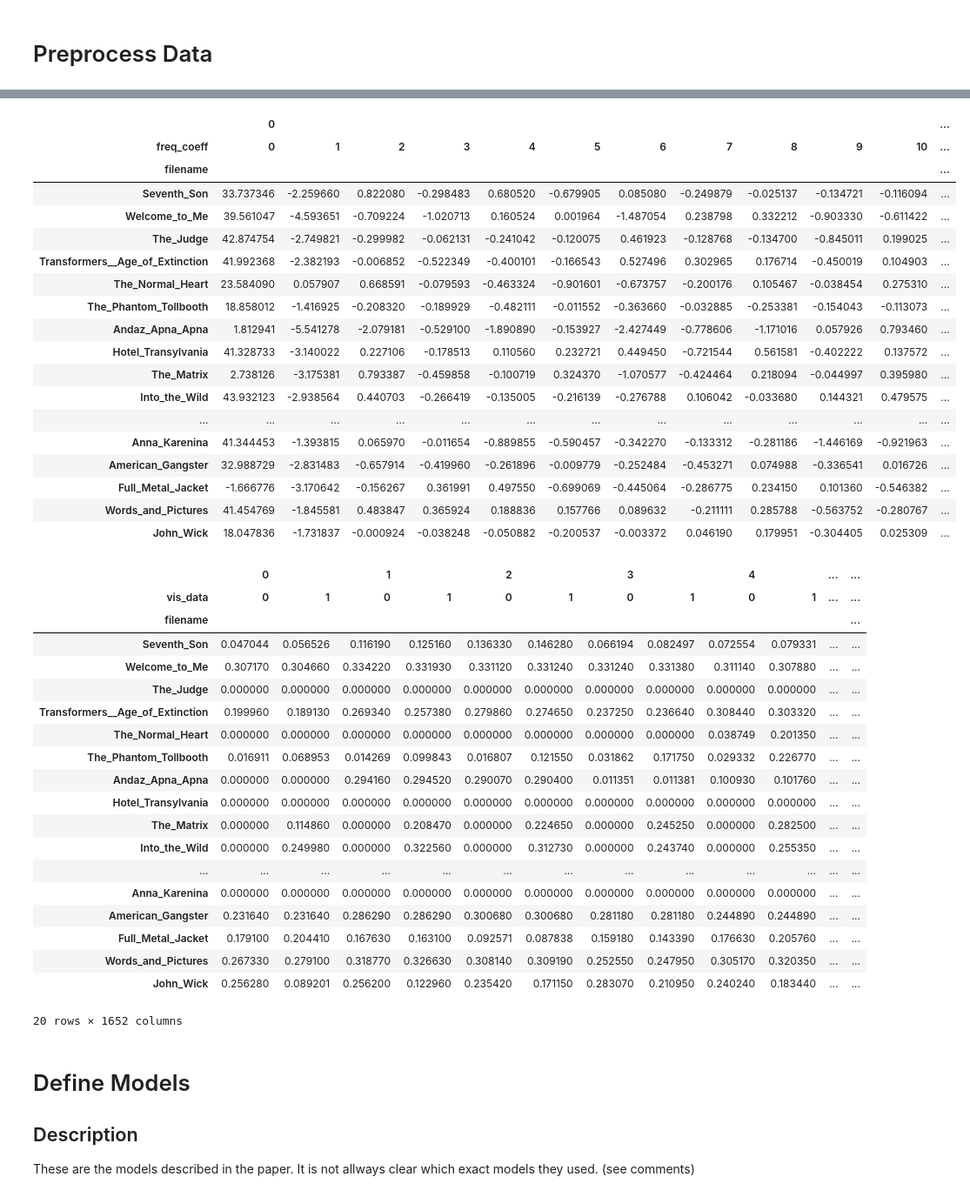
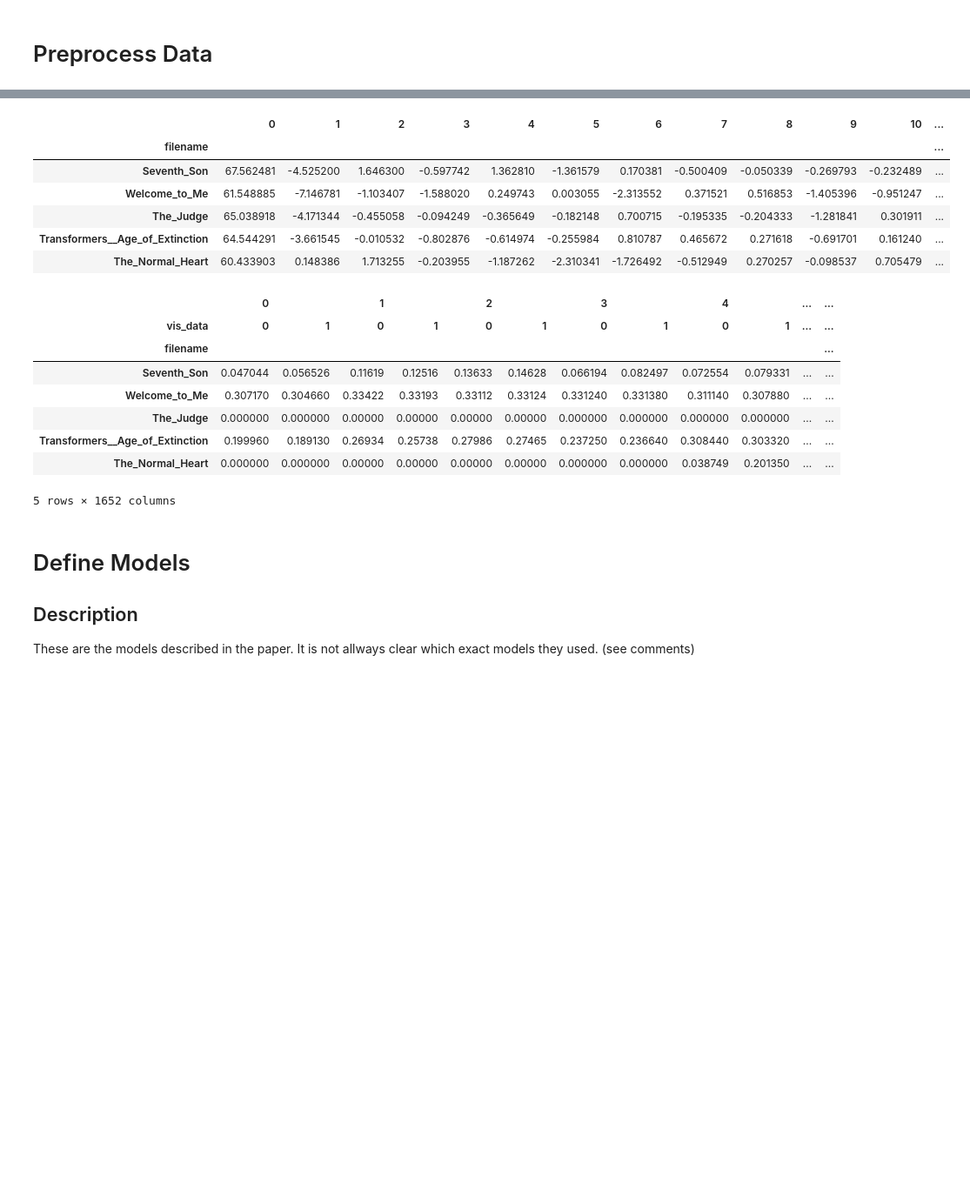
Before and after one commit to patrickFuerst/CoE_task, a Jupyter notebook: classifier_selection.ipynb, the cells around one changed output, grey strips where cells are left out. Shown at 87% size. Saved outputs shown, nothing was run; the diff lists cells and outputs as text; code cells hidden in the pictures; blank space fills up the shorter version.

```diff
--- a/classifier_selection.ipynb
+++ b/classifier_selection.ipynb
@@ -242,60 +249,37 @@ As mentiones in the paper, NaN values of the audio data are set to 0 and the ave
 # %%
 
-def pre_process_audio_data():
-    df_data = df_audio_data.fillna(0.0)
-    return pd.DataFrame(df_data.mean(axis=1)).unstack()
+# def pre_process_audio_data():
+#     df_data = df_audio_data.fillna(0.0)
+#     return df_data.mean(axis=1)
 
 def pre_process_visual_data():
     #create columns of the two rows belonging to each movie
     df_data = df_visual_data.unstack()
     return df_data
 
 
-df_audio_data_processed = pre_process_audio_data()
-display(df_audio_data_processed.head(20))
+df_audio_data_processed = df_audio_data #pre_process_audio_data()
+display(df_audio_data_processed.head(5))
 
 df_visual_data_processed = pre_process_visual_data()
-display(df_visual_data_processed.head(20))
+display(df_visual_data_processed.head(5))
 # %% [output]
-|  | 0 |  |  |  |  |  |  |  |  |  |  | ... |
-| freq_coeff | 0 | 1 | 2 | 3 | 4 | 5 | 6 | 7 | 8 | 9 | 10 | ... |
+|  | 0 | 1 | 2 | 3 | 4 | 5 | 6 | 7 | 8 | 9 | 10 | ... |
 | filename |  |  |  |  |  |  |  |  |  |  |  | ... |
-| Seventh_Son | 33.737346 | -2.259660 | 0.822080 | -0.298483 | 0.680520 | -0.679905 | 0.085080 | -0.249879 | -0.025137 | -0.134721 | -0.116094 | ... |
-| Welcome_to_Me | 39.561047 | -4.593651 | -0.709224 | -1.020713 | 0.160524 | 0.001964 | -1.487054 | 0.238798 | 0.332212 | -0.903330 | -0.611422 | ... |
-| The_Judge | 42.874754 | -2.749821 | -0.299982 | -0.062131 | -0.241042 | -0.120075 | 0.461923 | -0.128768 | -0.134700 | -0.845011 | 0.199025 | ... |
-| Transformers__Age_of_Extinction | 41.992368 | -2.382193 | -0.006852 | -0.522349 | -0.400101 | -0.166543 | 0.527496 | 0.302965 | 0.176714 | -0.450019 | 0.104903 | ... |
-| The_Normal_Heart | 23.584090 | 0.057907 | 0.668591 | -0.079593 | -0.463324 | -0.901601 | -0.673757 | -0.200176 | 0.105467 | -0.038454 | 0.275310 | ... |
-| The_Phantom_Tollbooth | 18.858012 | -1.416925 | -0.208320 | -0.189929 | -0.482111 | -0.011552 | -0.363660 | -0.032885 | -0.253381 | -0.154043 | -0.113073 | ... |
-| Andaz_Apna_Apna | 1.812941 | -5.541278 | -2.079181 | -0.529100 | -1.890890 | -0.153927 | -2.427449 | -0.778606 | -1.171016 | 0.057926 | 0.793460 | ... |
-| Hotel_Transylvania | 41.328733 | -3.140022 | 0.227106 | -0.178513 | 0.110560 | 0.232721 | 0.449450 | -0.721544 | 0.561581 | -0.402222 | 0.137572 | ... |
-| The_Matrix | 2.738126 | -3.175381 | 0.793387 | -0.459858 | -0.100719 | 0.324370 | -1.070577 | -0.424464 | 0.218094 | -0.044997 | 0.395980 | ... |
-| Into_the_Wild | 43.932123 | -2.938564 | 0.440703 | -0.266419 | -0.135005 | -0.216139 | -0.276788 | 0.106042 | -0.033680 | 0.144321 | 0.479575 | ... |
-| ... | ... | ... | ... | ... | ... | ... | ... | ... | ... | ... | ... | ... |
-| Anna_Karenina | 41.344453 | -1.393815 | 0.065970 | -0.011654 | -0.889855 | -0.590457 | -0.342270 | -0.133312 | -0.281186 | -1.446169 | -0.921963 | ... |
-| American_Gangster | 32.988729 | -2.831483 | -0.657914 | -0.419960 | -0.261896 | -0.009779 | -0.252484 | -0.453271 | 0.074988 | -0.336541 | 0.016726 | ... |
-| Full_Metal_Jacket | -1.666776 | -3.170642 | -0.156267 | 0.361991 | 0.497550 | -0.699069 | -0.445064 | -0.286775 | 0.234150 | 0.101360 | -0.546382 | ... |
-| Words_and_Pictures | 41.454769 | -1.845581 | 0.483847 | 0.365924 | 0.188836 | 0.157766 | 0.089632 | -0.211111 | 0.285788 | -0.563752 | -0.280767 | ... |
-| John_Wick | 18.047836 | -1.731837 | -0.000924 | -0.038248 | -0.050882 | -0.200537 | -0.003372 | 0.046190 | 0.179951 | -0.304405 | 0.025309 | ... |
+| Seventh_Son | 67.562481 | -4.525200 | 1.646300 | -0.597742 | 1.362810 | -1.361579 | 0.170381 | -0.500409 | -0.050339 | -0.269793 | -0.232489 | ... |
+| Welcome_to_Me | 61.548885 | -7.146781 | -1.103407 | -1.588020 | 0.249743 | 0.003055 | -2.313552 | 0.371521 | 0.516853 | -1.405396 | -0.951247 | ... |
+| The_Judge | 65.038918 | -4.171344 | -0.455058 | -0.094249 | -0.365649 | -0.182148 | 0.700715 | -0.195335 | -0.204333 | -1.281841 | 0.301911 | ... |
+| Transformers__Age_of_Extinction | 64.544291 | -3.661545 | -0.010532 | -0.802876 | -0.614974 | -0.255984 | 0.810787 | 0.465672 | 0.271618 | -0.691701 | 0.161240 | ... |
+| The_Normal_Heart | 60.433903 | 0.148386 | 1.713255 | -0.203955 | -1.187262 | -2.310341 | -1.726492 | -0.512949 | 0.270257 | -0.098537 | 0.705479 | ... |
 |  | 0 |  | 1 |  | 2 |  | 3 |  | 4 |  | ... | ... |
 | vis_data | 0 | 1 | 0 | 1 | 0 | 1 | 0 | 1 | 0 | 1 | ... | ... |
 | filename |  |  |  |  |  |  |  |  |  |  |  | ... |
-| Seventh_Son | 0.047044 | 0.056526 | 0.116190 | 0.125160 | 0.136330 | 0.146280 | 0.066194 | 0.082497 | 0.072554 | 0.079331 | ... | ... |
-| Welcome_to_Me | 0.307170 | 0.304660 | 0.334220 | 0.331930 | 0.331120 | 0.331240 | 0.331240 | 0.331380 | 0.311140 | 0.307880 | ... | ... |
-| The_Judge | 0.000000 | 0.000000 | 0.000000 | 0.000000 | 0.000000 | 0.000000 | 0.000000 | 0.000000 | 0.000000 | 0.000000 | ... | ... |
-| Transformers__Age_of_Extinction | 0.199960 | 0.189130 | 0.269340 | 0.257380 | 0.279860 | 0.274650 | 0.237250 | 0.236640 | 0.308440 | 0.303320 | ... | ... |
-| The_Normal_Heart | 0.000000 | 0.000000 | 0.000000 | 0.000000 | 0.000000 | 0.000000 | 0.000000 | 0.000000 | 0.038749 | 0.201350 | ... | ... |
-| The_Phantom_Tollbooth | 0.016911 | 0.068953 | 0.014269 | 0.099843 | 0.016807 | 0.121550 | 0.031862 | 0.171750 | 0.029332 | 0.226770 | ... | ... |
-| Andaz_Apna_Apna | 0.000000 | 0.000000 | 0.294160 | 0.294520 | 0.290070 | 0.290400 | 0.011351 | 0.011381 | 0.100930 | 0.101760 | ... | ... |
-| Hotel_Transylvania | 0.000000 | 0.000000 | 0.000000 | 0.000000 | 0.000000 | 0.000000 | 0.000000 | 0.000000 | 0.000000 | 0.000000 | ... | ... |
-| The_Matrix | 0.000000 | 0.114860 | 0.000000 | 0.208470 | 0.000000 | 0.224650 | 0.000000 | 0.245250 | 0.000000 | 0.282500 | ... | ... |
-| Into_the_Wild | 0.000000 | 0.249980 | 0.000000 | 0.322560 | 0.000000 | 0.312730 | 0.000000 | 0.243740 | 0.000000 | 0.255350 | ... | ... |
-| ... | ... | ... | ... | ... | ... | ... | ... | ... | ... | ... | ... | ... |
-| Anna_Karenina | 0.000000 | 0.000000 | 0.000000 | 0.000000 | 0.000000 | 0.000000 | 0.000000 | 0.000000 | 0.000000 | 0.000000 | ... | ... |
-| American_Gangster | 0.231640 | 0.231640 | 0.286290 | 0.286290 | 0.300680 | 0.300680 | 0.281180 | 0.281180 | 0.244890 | 0.244890 | ... | ... |
-| Full_Metal_Jacket | 0.179100 | 0.204410 | 0.167630 | 0.163100 | 0.092571 | 0.087838 | 0.159180 | 0.143390 | 0.176630 | 0.205760 | ... | ... |
-| Words_and_Pictures | 0.267330 | 0.279100 | 0.318770 | 0.326630 | 0.308140 | 0.309190 | 0.252550 | 0.247950 | 0.305170 | 0.320350 | ... | ... |
-| John_Wick | 0.256280 | 0.089201 | 0.256200 | 0.122960 | 0.235420 | 0.171150 | 0.283070 | 0.210950 | 0.240240 | 0.183440 | ... | ... |
+| Seventh_Son | 0.047044 | 0.056526 | 0.11619 | 0.12516 | 0.13633 | 0.14628 | 0.066194 | 0.082497 | 0.072554 | 0.079331 | ... | ... |
+| Welcome_to_Me | 0.307170 | 0.304660 | 0.33422 | 0.33193 | 0.33112 | 0.33124 | 0.331240 | 0.331380 | 0.311140 | 0.307880 | ... | ... |
+| The_Judge | 0.000000 | 0.000000 | 0.00000 | 0.00000 | 0.00000 | 0.00000 | 0.000000 | 0.000000 | 0.000000 | 0.000000 | ... | ... |
+| Transformers__Age_of_Extinction | 0.199960 | 0.189130 | 0.26934 | 0.25738 | 0.27986 | 0.27465 | 0.237250 | 0.236640 | 0.308440 | 0.303320 | ... | ... |
+| The_Normal_Heart | 0.000000 | 0.000000 | 0.00000 | 0.00000 | 0.00000 | 0.00000 | 0.000000 | 0.000000 | 0.038749 | 0.201350 | ... | ... |
-20 rows × 1652 columns
+5 rows × 1652 columns
 # %% [markdown]
 # Define Models
 
```
Also changed, not shown: parts of 31 cells of this notebook, 2 other files.
